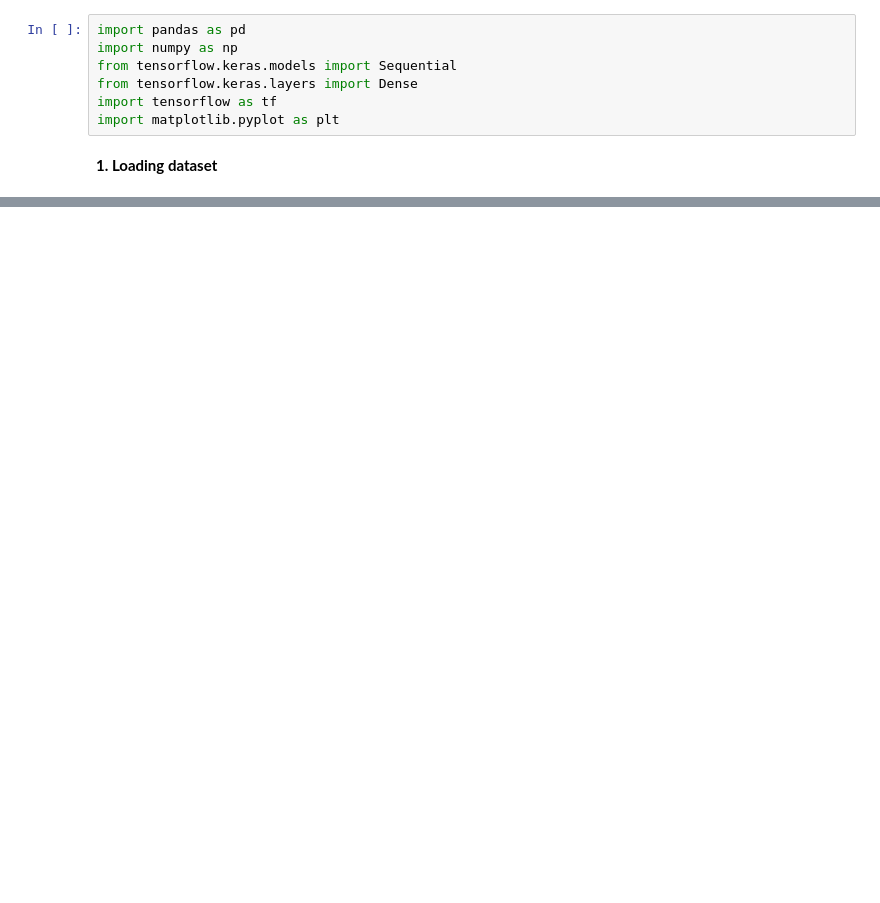
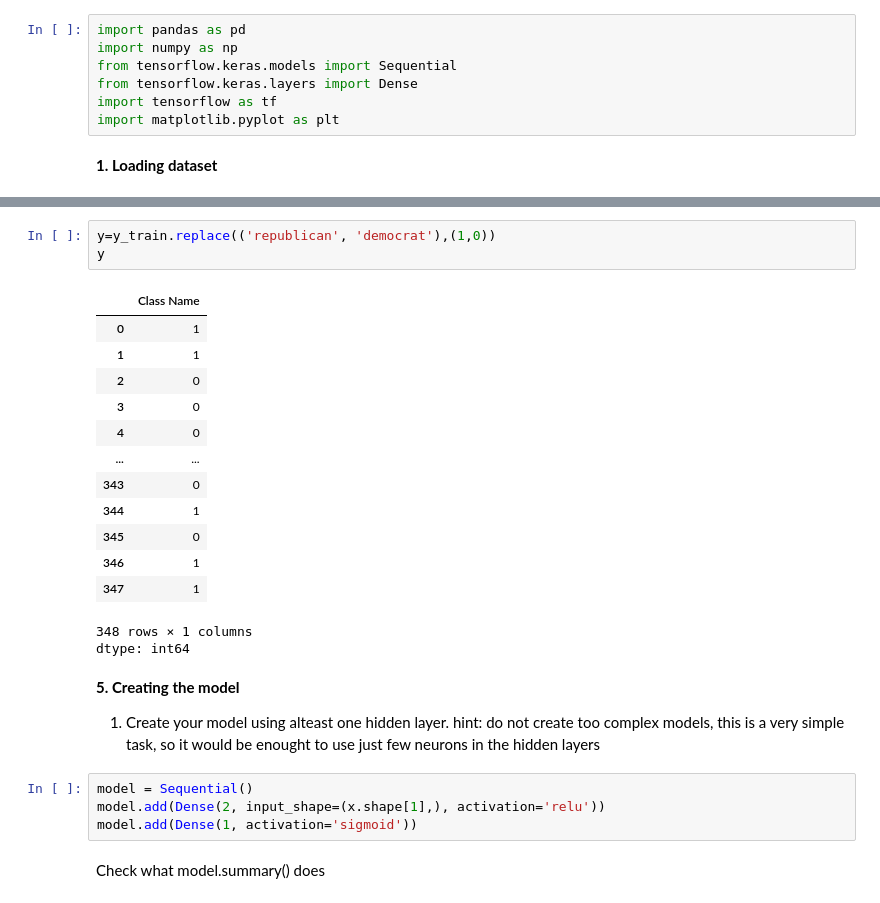
Before and after one commit to xhroch01/MPA-MLF, a Jupyter notebook: Lab5.ipynb, the cells around one changed output, grey strips where cells are left out. Cells and saved outputs as stored; diff of their text form; blank space fills up the shorter version.

```diff
--- a/Lab5.ipynb
+++ b/Lab5.ipynb
@@ -92,0 +195,28 @@ pd_dataset
+# %%
+y=y_train.replace(('republican', 'democrat'),(1,0))
+y
+# %% [output]
+|  | Class Name |
+| 0 | 1 |
+| 1 | 1 |
+| 2 | 0 |
+| 3 | 0 |
+| 4 | 0 |
+| ... | ... |
+| 343 | 0 |
+| 344 | 1 |
+| 345 | 0 |
+| 346 | 1 |
+| 347 | 1 |
+348 rows × 1 columns
+dtype: int64
+# %% [markdown]
+**5. Creating the model**
+1. Create your model using alteast one hidden layer.
+hint: do not create too complex models, this is a very simple task, so it would be enought to use just few neurons in the hidden layers
+# %%
+model = Sequential()
+model.add(Dense(2, input_shape=(x.shape[1],), activation='relu'))
+model.add(Dense(1, activation='sigmoid'))
+# %% [markdown]
+Check what model.summary() does
```
Also changed, not shown: parts of 25 cells of this notebook.
